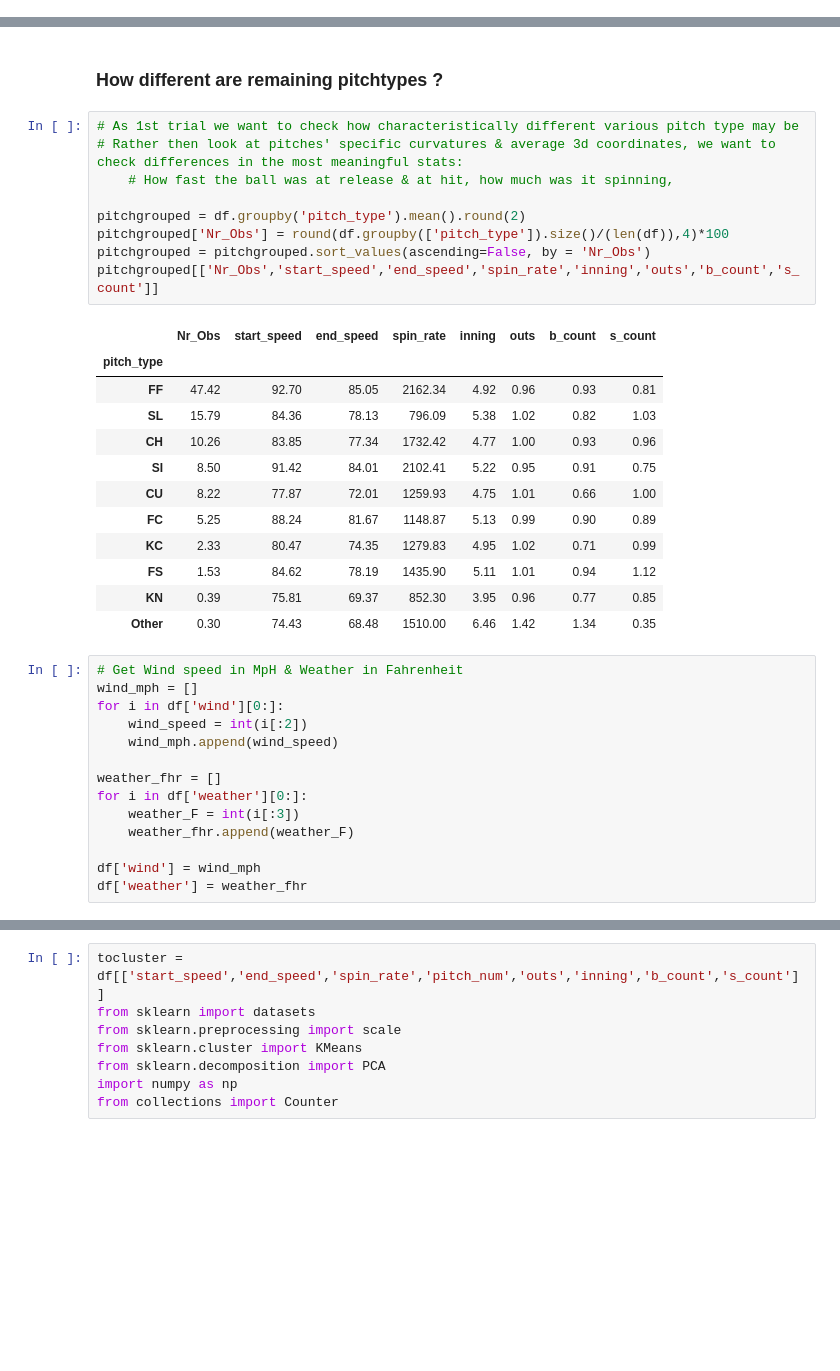
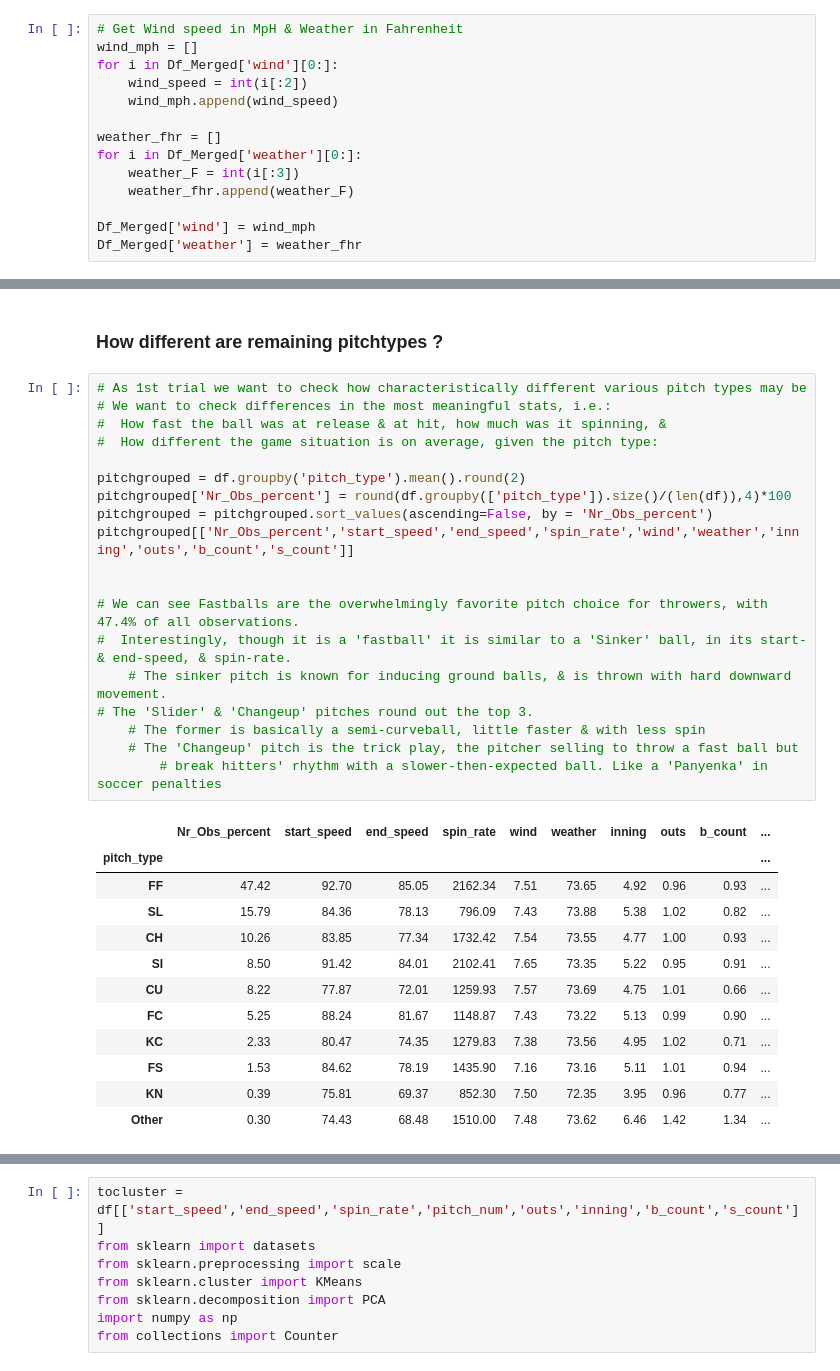
Before and after one commit to zsomborh/analyse_baseball_matches, a Jupyter notebook: codes/Term_Proj_Coding_3_Baseball.ipynb, the cells around one changed output, grey strips where cells are left out. Drawn from its saved outputs; the diff is of its cells as text; blank space fills up the shorter version.

```diff
--- a/codes/Term_Proj_Coding_3_Baseball.ipynb
+++ b/codes/Term_Proj_Coding_3_Baseball.ipynb
@@ -244,6 +221,20 @@ home_team            object
 away_final_score      int64
 home_final_score      int64
 dtype: object
+# %%
+# Get Wind speed in MpH & Weather in Fahrenheit
+wind_mph = []
+for i in Df_Merged['wind'][0:]:
+    wind_speed = int(i[:2])
+    wind_mph.append(wind_speed)
+
+weather_fhr = []
+for i in Df_Merged['weather'][0:]:
+    weather_F = int(i[:3])
+    weather_fhr.append(weather_F)
+
+Df_Merged['wind'] = wind_mph
+Df_Merged['weather'] = weather_fhr
 # %% [markdown]
 ### Summary Stats Table
 # %%
@@ -378,38 +360,34 @@ dtype: int64
 # %% [markdown]
 ### How different are remaining pitchtypes ?
 # %%
-# As 1st trial we want to check how characteristically different various pitch type may be
-# Rather then look at pitches' specific curvatures & average 3d coordinates, we want to check differences in the most meaningful stats:
-    # How fast the ball was at release & at hit, how much was it spinning,
+# As 1st trial we want to check how characteristically different various pitch types may be
+# We want to check differences in the most meaningful stats, i.e.:
+#  How fast the ball was at release & at hit, how much was it spinning, &
+#  How different the game situation is on average, given the pitch type:
 
 pitchgrouped = df.groupby('pitch_type').mean().round(2)
-pitchgrouped['Nr_Obs'] = round(df.groupby(['pitch_type']).size()/(len(df)),4)*100
-pitchgrouped = pitchgrouped.sort_values(ascending=False, by = 'Nr_Obs')
-pitchgrouped[['Nr_Obs','start_speed','end_speed','spin_rate','inning','outs','b_count','s_count']]
+pitchgrouped['Nr_Obs_percent'] = round(df.groupby(['pitch_type']).size()/(len(df)),4)*100
+pitchgrouped = pitchgrouped.sort_values(ascending=False, by = 'Nr_Obs_percent')
+pitchgrouped[['Nr_Obs_percent','start_speed','end_speed','spin_rate','wind','weather','inning','outs','b_count','s_count']]
+
+
+# We can see Fastballs are the overwhelmingly favorite pitch choice for throwers, with 47.4% of all observations.
+#  Interestingly, though it is a 'fastball' it is similar to a 'Sinker' ball, in its start- & end-speed, & spin-rate.
+    # The sinker pitch is known for inducing ground balls, & is thrown with hard downward movement.
+# The 'Slider' & 'Changeup' pitches round out the top 3.
+    # The former is basically a semi-curveball, little faster & with less spin
+    # The 'Changeup' pitch is the trick play, the pitcher selling to throw a fast ball but
+        # break hitters' rhythm with a slower-then-expected ball. Like a 'Panyenka' in soccer penalties
 # %% [output]
-|  | Nr_Obs | start_speed | end_speed | spin_rate | inning | outs | b_count | s_count |
-| pitch_type |  |  |  |  |  |  |  |  |
-| FF | 47.42 | 92.70 | 85.05 | 2162.34 | 4.92 | 0.96 | 0.93 | 0.81 |
-| SL | 15.79 | 84.36 | 78.13 | 796.09 | 5.38 | 1.02 | 0.82 | 1.03 |
-| CH | 10.26 | 83.85 | 77.34 | 1732.42 | 4.77 | 1.00 | 0.93 | 0.96 |
-| SI | 8.50 | 91.42 | 84.01 | 2102.41 | 5.22 | 0.95 | 0.91 | 0.75 |
-| CU | 8.22 | 77.87 | 72.01 | 1259.93 | 4.75 | 1.01 | 0.66 | 1.00 |
-| FC | 5.25 | 88.24 | 81.67 | 1148.87 | 5.13 | 0.99 | 0.90 | 0.89 |
-| KC | 2.33 | 80.47 | 74.35 | 1279.83 | 4.95 | 1.02 | 0.71 | 0.99 |
-| FS | 1.53 | 84.62 | 78.19 | 1435.90 | 5.11 | 1.01 | 0.94 | 1.12 |
-| KN | 0.39 | 75.81 | 69.37 | 852.30 | 3.95 | 0.96 | 0.77 | 0.85 |
-| Other | 0.30 | 74.43 | 68.48 | 1510.00 | 6.46 | 1.42 | 1.34 | 0.35 |
+|  | Nr_Obs_percent | start_speed | end_speed | spin_rate | wind | weather | inning | outs | b_count | ... |
+| pitch_type |  |  |  |  |  |  |  |  |  | ... |
+| FF | 47.42 | 92.70 | 85.05 | 2162.34 | 7.51 | 73.65 | 4.92 | 0.96 | 0.93 | ... |
+| SL | 15.79 | 84.36 | 78.13 | 796.09 | 7.43 | 73.88 | 5.38 | 1.02 | 0.82 | ... |
+| CH | 10.26 | 83.85 | 77.34 | 1732.42 | 7.54 | 73.55 | 4.77 | 1.00 | 0.93 | ... |
+| SI | 8.50 | 91.42 | 84.01 | 2102.41 | 7.65 | 73.35 | 5.22 | 0.95 | 0.91 | ... |
+| CU | 8.22 | 77.87 | 72.01 | 1259.93 | 7.57 | 73.69 | 4.75 | 1.01 | 0.66 | ... |
+| FC | 5.25 | 88.24 | 81.67 | 1148.87 | 7.43 | 73.22 | 5.13 | 0.99 | 0.90 | ... |
+| KC | 2.33 | 80.47 | 74.35 | 1279.83 | 7.38 | 73.56 | 4.95 | 1.02 | 0.71 | ... |
+| FS | 1.53 | 84.62 | 78.19 | 1435.90 | 7.16 | 73.16 | 5.11 | 1.01 | 0.94 | ... |
+| KN | 0.39 | 75.81 | 69.37 | 852.30 | 7.50 | 72.35 | 3.95 | 0.96 | 0.77 | ... |
+| Other | 0.30 | 74.43 | 68.48 | 1510.00 | 7.48 | 73.62 | 6.46 | 1.42 | 1.34 | ... |
-# %%
-# Get Wind speed in MpH & Weather in Fahrenheit
-wind_mph = []
-for i in df['wind'][0:]:
-    wind_speed = int(i[:2])
-    wind_mph.append(wind_speed)
-
-weather_fhr = []
-for i in df['weather'][0:]:
-    weather_F = int(i[:3])
-    weather_fhr.append(weather_F)
-
-df['wind'] = wind_mph
-df['weather'] = weather_fhr
```
Also changed, not shown: parts of 45 cells of this notebook.
